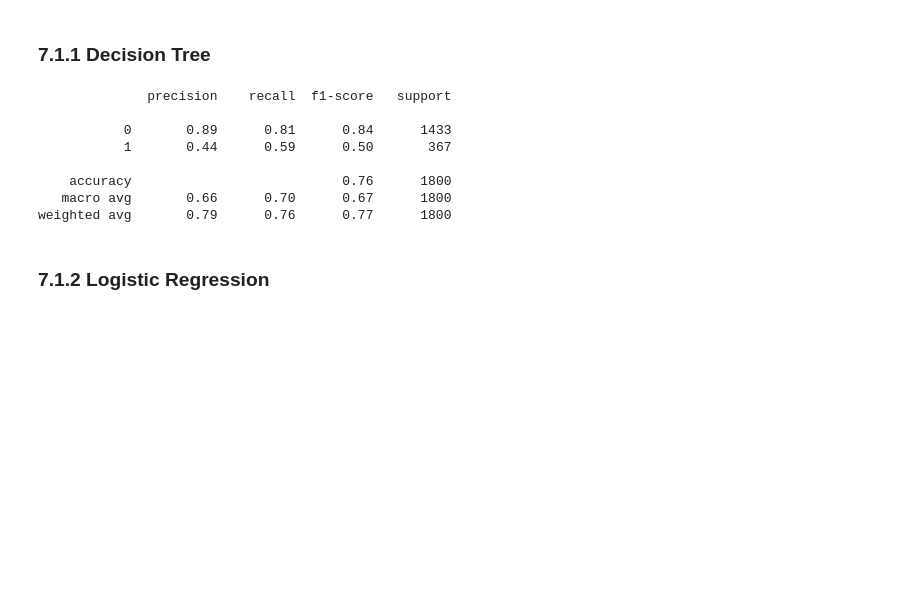
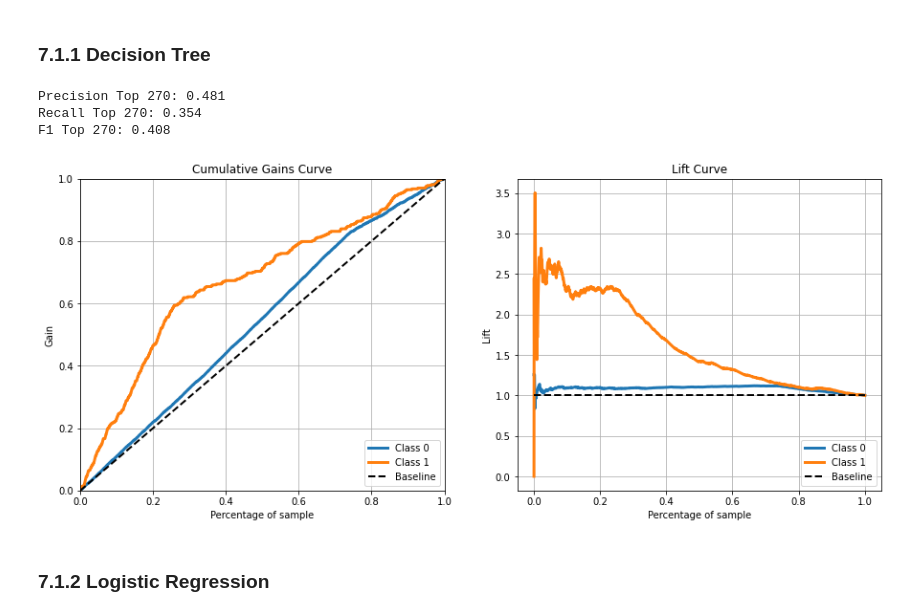
Before and after one commit to raposofrct/churn-prediction, a Jupyter notebook: notebook.ipynb, the cells around one changed output. Cells and saved outputs as stored; diff of their text form; code cells hidden in the pictures; blank space fills up the shorter version.

```diff
--- a/notebook.ipynb
+++ b/notebook.ipynb
@@ -400,23 +403,54 @@ x_val = x_val[cols]
 x_test = x_test[cols]
 # %% [markdown]
 # 7.0 Model Selection and Evaluation
+# %%
+def precision_top_k(y_true,y_proba,k):
+    aux = pd.DataFrame()
+    aux['y_true'] = y_true
+    aux['y_proba1'] = y_proba[:,1]
+    aux = aux.sort_values('y_proba1',ascending=False)
+    top_k = aux.iloc[:k,:]
+    return top_k['y_true'].sum()/k
+
+def recall_top_k(y_true,y_proba,k):
+    aux = pd.DataFrame()
+    aux['y_true'] = y_true
+    aux['y_proba1'] = y_proba[:,1]
+    aux = aux.sort_values('y_proba1',ascending=False)
+    top_k = aux.iloc[:k,:]
+    return top_k['y_true'].sum()/aux['y_true'].sum()
+
+def f1_top_k(precision_top_k,recall_top_k,n_classes):
+    return (k*precision_top_k*recall_top_k)/(precision_top_k+recall_top_k)
+# %%
+def holdout_evaluation(model,x_train,y_train,x_val,y_val,k,n_classes):
+    model.fit(x_train,y_train)
+
+    y_true = y_val
+    y_proba = model.predict_proba(x_val)
+
+    # Metrics
+    print('Precision Top {}: {:.3f}'.format(k,precision_top_k(y_true,y_proba,k)))
+    print('Recall Top {}: {:.3f}'.format(k,recall_top_k(y_true,y_proba,k)))
+    print('F1 Top {}: {:.3f}'.format(k,f1_top_k(precision_top_k(y_true,y_proba,k),recall_top_k(y_true,y_proba,k),n_classes)))
+
+    # Lift and Cumulative Gain Curve
+    fig, (ax1, ax2) = plt.subplots(1, 2, figsize=(15, 6))
+    m_plot.plot_cumulative_gain(y_true,y_proba,ax=ax1)
+    m_plot.plot_lift_curve(y_true,y_proba,ax=ax2)
+    plt.show()
 # %% [markdown]
 ## 7.1 Hold-Out
 # %% [markdown]
 ### 7.1.1 Decision Tree
 # %%
 model = DecisionTreeClassifier()
-model.fit(x_train,y_train)
-print(classification_report(y_val,model.predict(x_val)))
+holdout_evaluation(model,x_train,y_train,x_val,y_val,270,2)
 # %% [output]
-              precision    recall  f1-score   support
-
-           0       0.89      0.81      0.84      1433
-           1       0.44      0.59      0.50       367
-
-    accuracy                           0.76      1800
-   macro avg       0.66      0.70      0.67      1800
-weighted avg       0.79      0.76      0.77      1800
+Precision Top 270: 0.481
+Recall Top 270: 0.354
+F1 Top 270: 0.408
+[figure, added]
 # %% [markdown]
 ### 7.1.2 Logistic Regression
 # %%
```
Also changed, not shown: parts of 25 cells of this notebook, 2 other files.
